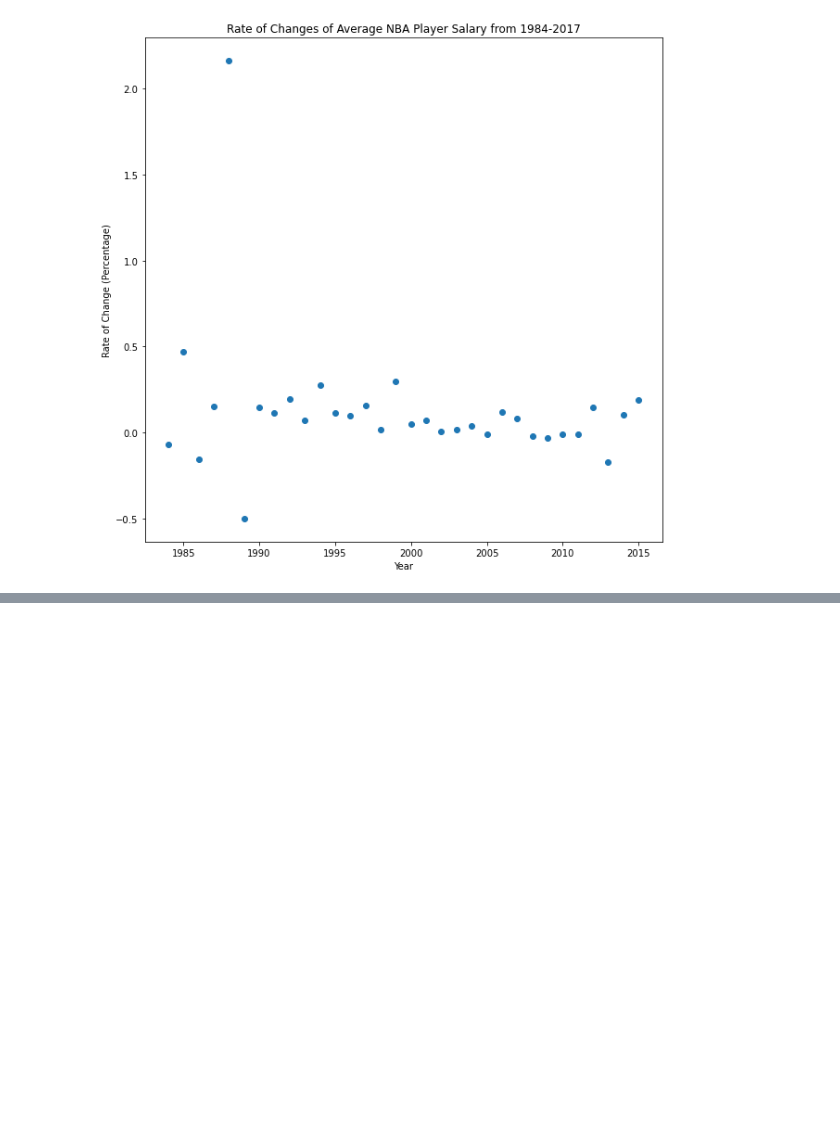
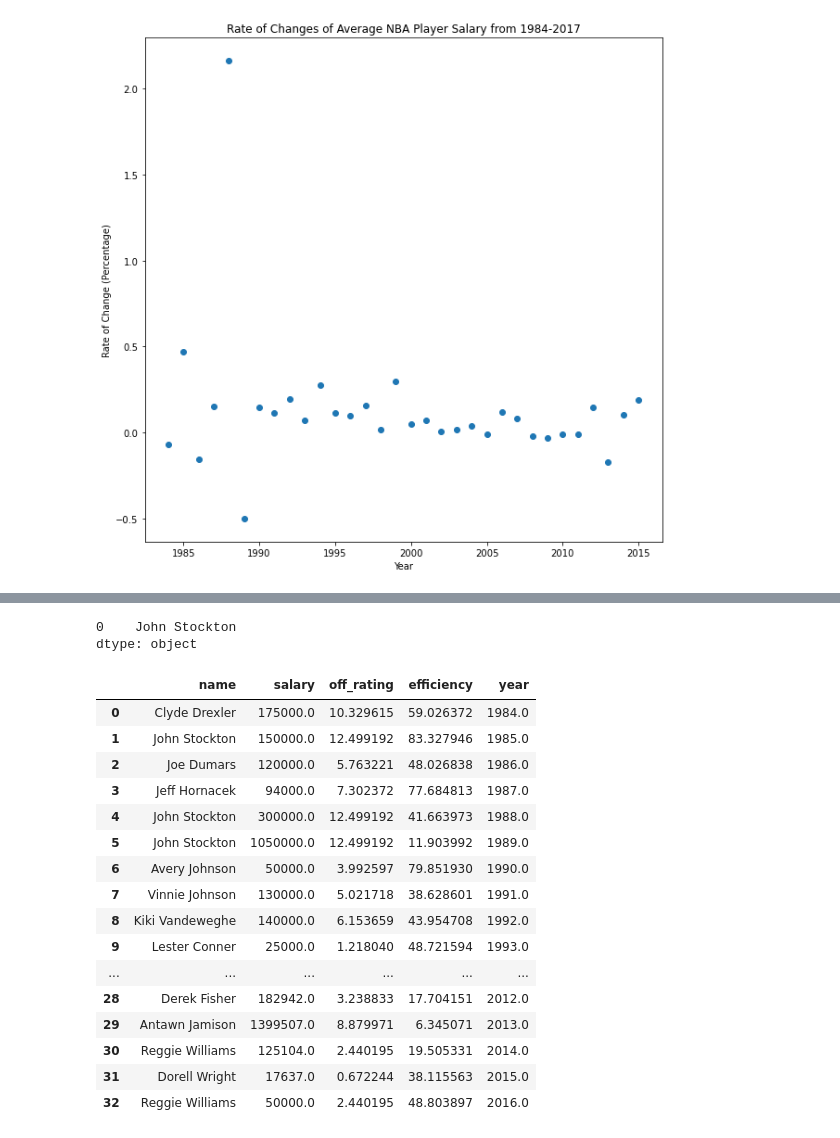
Before and after one commit to acook4148/CMSC320FinalProject, a Jupyter notebook: Kos_Copy.ipynb, the cells around one changed output, grey strips where cells are left out. Saved outputs shown, nothing was run; the diff lists cells and outputs as text; code cells hidden in the pictures; blank space fills up the shorter version.

```diff
--- a/Kos_Copy.ipynb
+++ b/Kos_Copy.ipynb
@@ -772,0 +774,40 @@ SyntaxError: invalid syntax (<ipython-input-36-4e611ff89384>, line 4)
+# %%
+salary_name = []
+salary_salary = []
+salary_offrating = []
+salary_eff = []
+salary_year = []
+
+for i in range(1984,2017):
+    seasons_salaries[i]['salary_efficiency'] = seasons_salaries[i]['off_rating']/seasons_salaries[i]['salary']*1000000
+    efficient = seasons_salaries[i]['salary_efficiency'].idxmax()
+    salary_name.append(seasons_salaries[i].iloc[efficient]['name'])
+    salary_salary.append(seasons_salaries[i].iloc[efficient]['salary'])
+    salary_offrating.append(seasons_salaries[i].iloc[efficient]['off_rating'])
+    salary_eff.append(seasons_salaries[i].iloc[efficient]['salary_efficiency'])
+    salary_year.append(seasons_salaries[i].iloc[efficient]['season_start'])
+
+
+salary_efficient = pd.DataFrame(zip(salary_name,salary_salary,salary_offrating,salary_eff,salary_year), columns = ['name', 'salary', 'off_rating','efficiency','year'])
+print(salary_efficient['name'].mode())
+salary_efficient
+# %% [output]
+0    John Stockton
+dtype: object
+|  | name | salary | off_rating | efficiency | year |
+| 0 | Clyde Drexler | 175000.0 | 10.329615 | 59.026372 | 1984.0 |
+| 1 | John Stockton | 150000.0 | 12.499192 | 83.327946 | 1985.0 |
+| 2 | Joe Dumars | 120000.0 | 5.763221 | 48.026838 | 1986.0 |
+| 3 | Jeff Hornacek | 94000.0 | 7.302372 | 77.684813 | 1987.0 |
+| 4 | John Stockton | 300000.0 | 12.499192 | 41.663973 | 1988.0 |
+| 5 | John Stockton | 1050000.0 | 12.499192 | 11.903992 | 1989.0 |
+| 6 | Avery Johnson | 50000.0 | 3.992597 | 79.851930 | 1990.0 |
+| 7 | Vinnie Johnson | 130000.0 | 5.021718 | 38.628601 | 1991.0 |
+| 8 | Kiki Vandeweghe | 140000.0 | 6.153659 | 43.954708 | 1992.0 |
+| 9 | Lester Conner | 25000.0 | 1.218040 | 48.721594 | 1993.0 |
+| ... | ... | ... | ... | ... | ... |
+| 28 | Derek Fisher | 182942.0 | 3.238833 | 17.704151 | 2012.0 |
+| 29 | Antawn Jamison | 1399507.0 | 8.879971 | 6.345071 | 2013.0 |
+| 30 | Reggie Williams | 125104.0 | 2.440195 | 19.505331 | 2014.0 |
+| 31 | Dorell Wright | 17637.0 | 0.672244 | 38.115563 | 2015.0 |
+| 32 | Reggie Williams | 50000.0 | 2.440195 | 48.803897 | 2016.0 |
```
Also changed, not shown: parts of 37 cells of this notebook.
